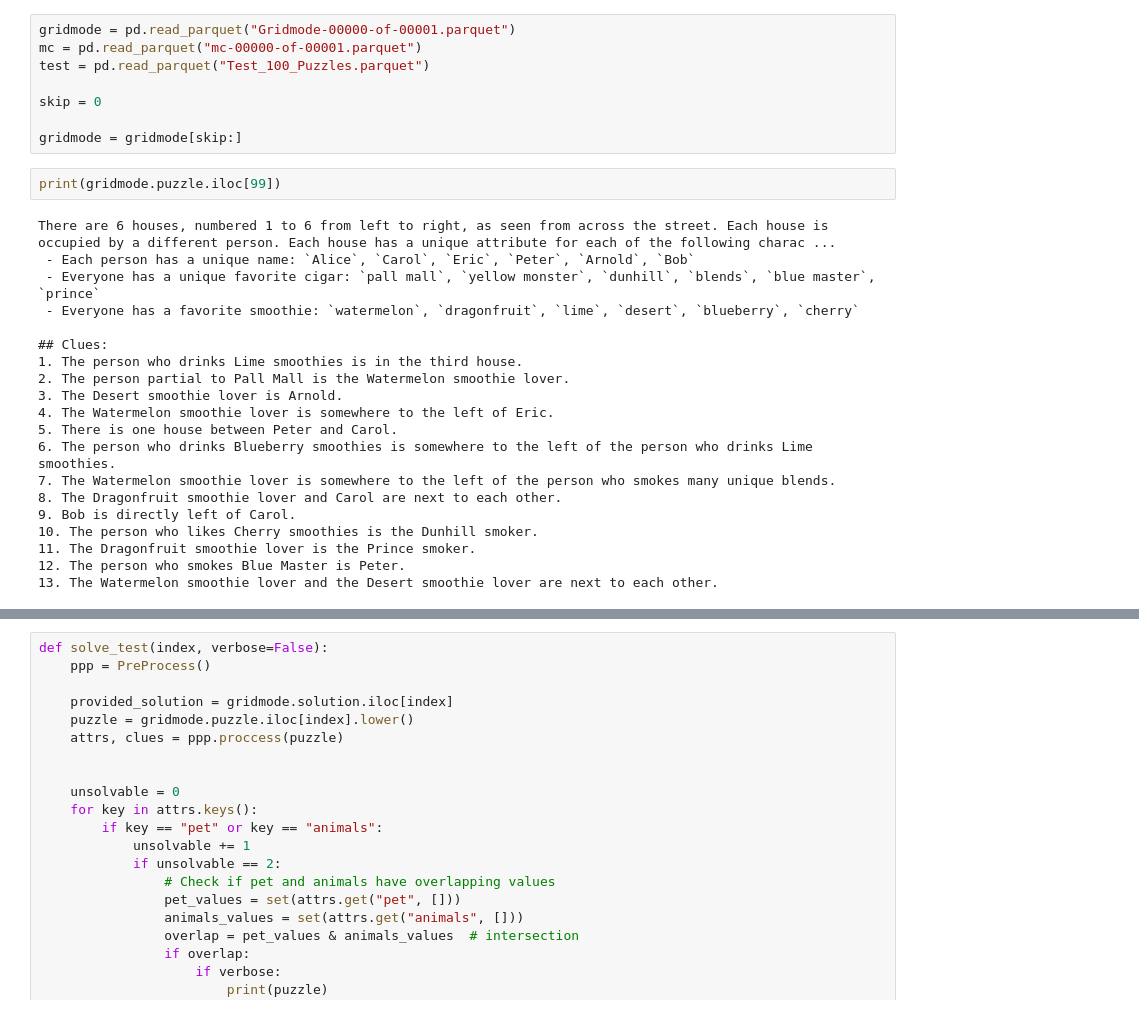
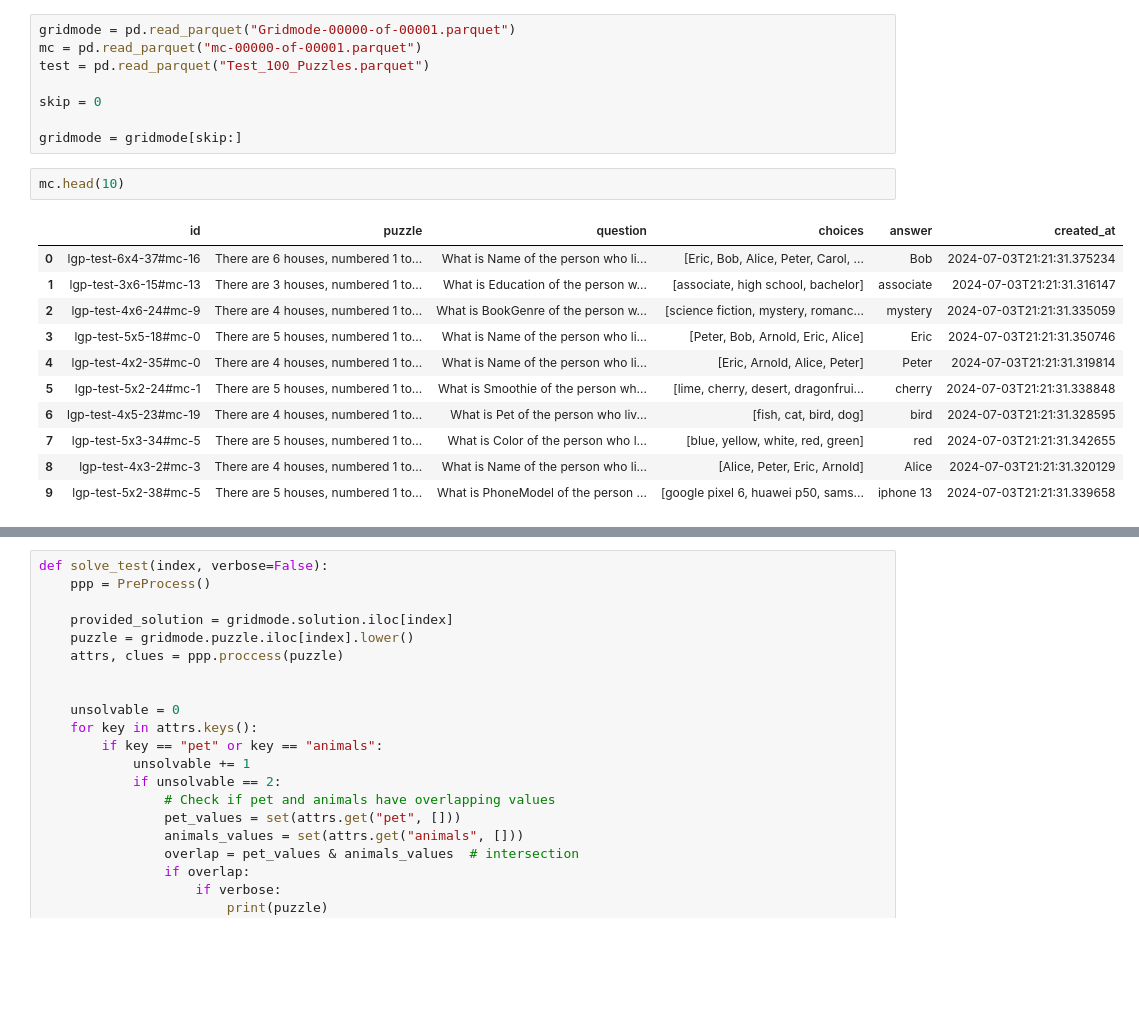
Before and after one commit to Weltenschlange/AIConnect, a Jupyter notebook: CPS.ipynb, the cells around one changed output, grey strips where cells are left out. Saved outputs shown, nothing was run; the diff lists cells and outputs as text; blank space fills up the shorter version.

```diff
--- a/CPS.ipynb
+++ b/CPS.ipynb
@@ -110,27 +110,19 @@ skip = 0
 
 gridmode = gridmode[skip:]
 # %%
-print(gridmode.puzzle.iloc[99])
+mc.head(10)
 # %% [output]
-There are 6 houses, numbered 1 to 6 from left to right, as seen from across the street. Each house is occupied by a different person. Each house has a unique attribute for each of the following charac ...
- - Each person has a unique name: `Alice`, `Carol`, `Eric`, `Peter`, `Arnold`, `Bob`
- - Everyone has a unique favorite cigar: `pall mall`, `yellow monster`, `dunhill`, `blends`, `blue master`, `prince`
- - Everyone has a favorite smoothie: `watermelon`, `dragonfruit`, `lime`, `desert`, `blueberry`, `cherry`
-
-## Clues:
-1. The person who drinks Lime smoothies is in the third house.
-2. The person partial to Pall Mall is the Watermelon smoothie lover.
-3. The Desert smoothie lover is Arnold.
-4. The Watermelon smoothie lover is somewhere to the left of Eric.
-5. There is one house between Peter and Carol.
-6. The person who drinks Blueberry smoothies is somewhere to the left of the person who drinks Lime smoothies.
-7. The Watermelon smoothie lover is somewhere to the left of the person who smokes many unique blends.
-8. The Dragonfruit smoothie lover and Carol are next to each other.
-9. Bob is directly left of Carol.
-10. The person who likes Cherry smoothies is the Dunhill smoker.
-11. The Dragonfruit smoothie lover is the Prince smoker.
-12. The person who smokes Blue Master is Peter.
-13. The Watermelon smoothie lover and the Desert smoothie lover are next to each other.
+|  | id | puzzle | question | choices | answer | created_at |
+| 0 | lgp-test-6x4-37#mc-16 | There are 6 houses, numbered 1 to... | What is Name of the person who li... | [Eric, Bob, Alice, Peter, Carol, ... | Bob | 2024-07-03T21:21:31.375234 |
+| 1 | lgp-test-3x6-15#mc-13 | There are 3 houses, numbered 1 to... | What is Education of the person w... | [associate, high school, bachelor] | associate | 2024-07-03T21:21:31.316147 |
+| 2 | lgp-test-4x6-24#mc-9 | There are 4 houses, numbered 1 to... | What is BookGenre of the person w... | [science fiction, mystery, romanc... | mystery | 2024-07-03T21:21:31.335059 |
+| 3 | lgp-test-5x5-18#mc-0 | There are 5 houses, numbered 1 to... | What is Name of the person who li... | [Peter, Bob, Arnold, Eric, Alice] | Eric | 2024-07-03T21:21:31.350746 |
+| 4 | lgp-test-4x2-35#mc-0 | There are 4 houses, numbered 1 to... | What is Name of the person who li... | [Eric, Arnold, Alice, Peter] | Peter | 2024-07-03T21:21:31.319814 |
+| 5 | lgp-test-5x2-24#mc-1 | There are 5 houses, numbered 1 to... | What is Smoothie of the person wh... | [lime, cherry, desert, dragonfrui... | cherry | 2024-07-03T21:21:31.338848 |
+| 6 | lgp-test-4x5-23#mc-19 | There are 4 houses, numbered 1 to... | What is Pet of the person who liv... | [fish, cat, bird, dog] | bird | 2024-07-03T21:21:31.328595 |
+| 7 | lgp-test-5x3-34#mc-5 | There are 5 houses, numbered 1 to... | What is Color of the person who l... | [blue, yellow, white, red, green] | red | 2024-07-03T21:21:31.342655 |
+| 8 | lgp-test-4x3-2#mc-3 | There are 4 houses, numbered 1 to... | What is Name of the person who li... | [Alice, Peter, Eric, Arnold] | Alice | 2024-07-03T21:21:31.320129 |
+| 9 | lgp-test-5x2-38#mc-5 | There are 5 houses, numbered 1 to... | What is PhoneModel of the person ... | [google pixel 6, huawei p50, sams... | iphone 13 | 2024-07-03T21:21:31.339658 |
 # %%
 def solve_puzzle(index,df, verbose=False):
     import json
```
Also changed, not shown: parts of 6 cells of this notebook.
